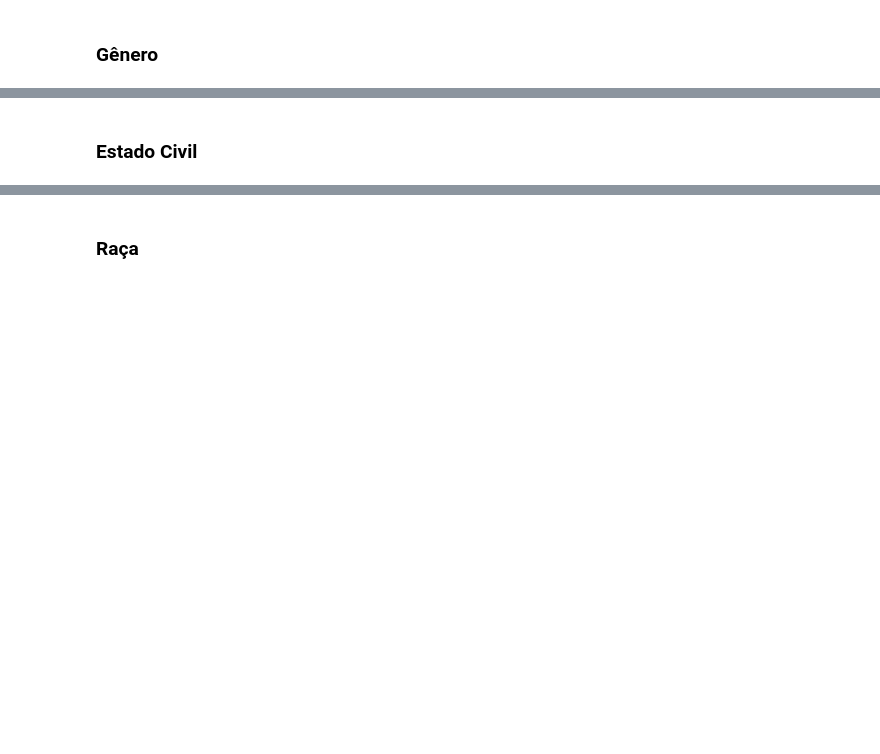
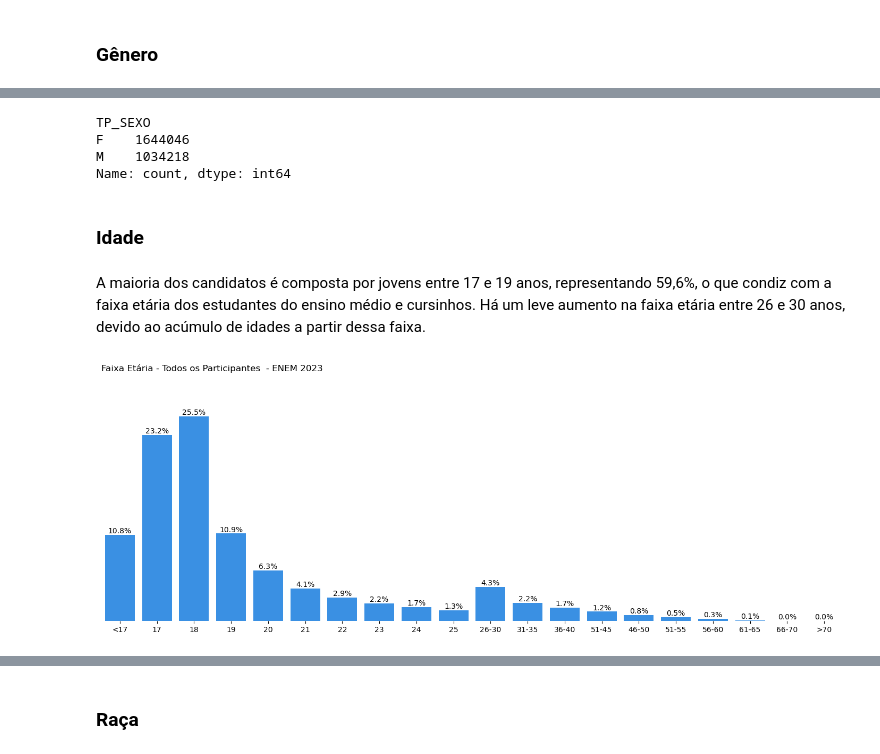
Before and after one commit to gabrielzerraa/EDA-ENEM_2023, a Jupyter notebook: ENEM 2023.ipynb, the cells around one changed output, grey strips where cells are left out. Drawn from its saved outputs; the diff is of its cells as text; code cells hidden in the pictures; blank space fills up the shorter version.

```diff
--- a/ENEM 2023.ipynb
+++ b/ENEM 2023.ipynb
@@ -551,2 +556,47 @@ plt.show()
-# %% [markdown]
-### Estado Civil
+# %%
+df['TP_SEXO'].value_counts()
+# %% [output]
+TP_SEXO
+F    1644046
+M    1034218
+Name: count, dtype: int64
+# %% [markdown]
+### Idade
+# %% [markdown]
+
+A maioria dos candidatos é composta por jovens entre 17 e 19 anos, representando 59,6%, o que condiz com a faixa etária dos estudantes do ensino médio e cursinhos. Há um leve aumento na faixa etária entre 26 e 30 anos, devido ao acúmulo de idades a partir dessa faixa.
+# %%
+# Tamanho do Gráfico
+plt.figure(figsize=(18,6))
+
+ax = sns.countplot(df, x="TP_FAIXA_ETARIA", color='#1e90ff')
+#palette='Greys'
+
+# Adicionar Titulo
+ax.set_title('Faixa Etária - Todos os Participantes  - ENEM 2023', loc='left', fontsize=12)
+
+# Remover os Eixos
+ax.set_xlabel('')
+ax.set_ylabel('')
+
+# Remover Gird
+ax.spines[['right', 'left', 'top', 'bottom']].set_visible(False)
+
+# Legendas
+plt.yticks([])
+plt.xticks([0, 1, 2, 3, 4, 5, 6, 7, 8, 9, 10, 11, 12, 13, 14, 15, 16, 17, 18, 19],
+['<17', '17', '18', '19', '20', '21', '22', '23', '24', '25', '26-30', '31-35', '36-40', '51-45', '46-50', '51-55', '56-60', '61-65', '66-70', '>70'])
+
+# Total
+total = df['TP_FAIXA_ETARIA'].count()
+
+# Adicionar anotações nas barras
+ax.bar_label(ax.containers[0], fmt=lambda x: f'{(x/total)*100:0.1f}%')
+
+# Adicionar margens
+ax.margins(y=0.2)
+
+# Visualizar o gráfico
+plt.show()
+# %% [output]
+[figure, added]
```
Also changed, not shown: parts of 50 cells of this notebook.
